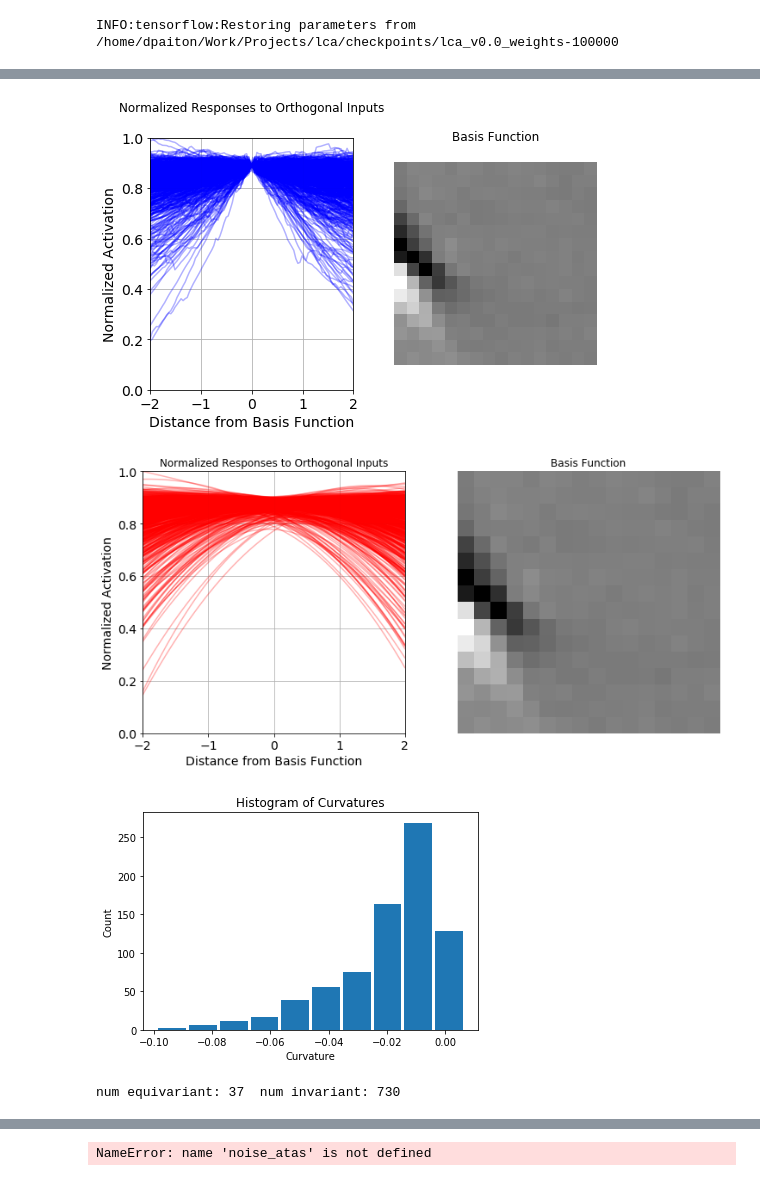
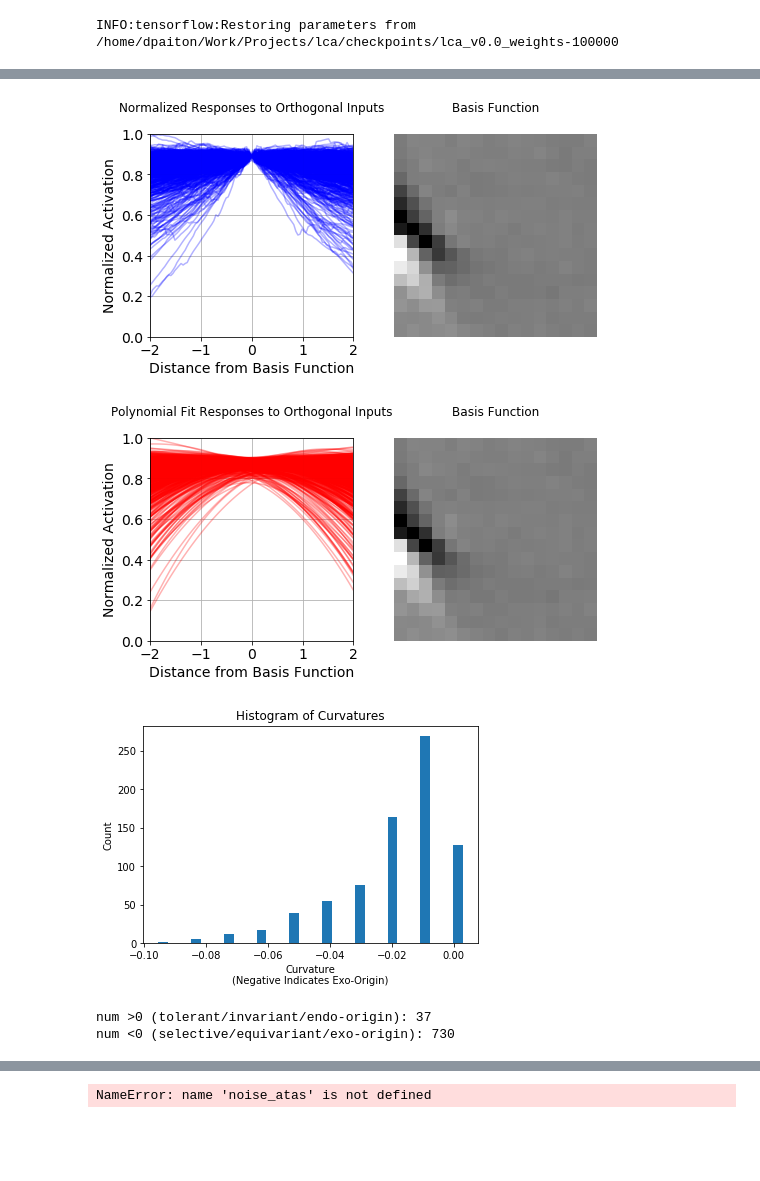
Before and after one commit to dpaiton/DeepSparseCoding, a Jupyter notebook: vis_lca.ipynb, the cells around one changed output, grey strips where cells are left out. Drawn from its saved outputs; the diff is of its cells as text; code cells hidden in the pictures; blank space fills up the shorter version.

Commit message:
plot adjustments

```diff
--- a/vis_lca.ipynb
+++ b/vis_lca.ipynb
@@ -401,32 +401,32 @@ plt.show()
 # %%
 fig, ax = plt.subplots(1,2, figsize=(8,8))
 for orthog_idx in range(num_orthogonal):
  ax[0].plot(pop_proj_datapoints[:,1], pop_norm_activity[orthog_idx, :], color='b', alpha=0.3)
 ax[0].set_title("Normalized Responses to Orthogonal Inputs", y=1.08)
 ax[0].set_ylabel("Normalized Activation", fontsize=14)
 ax[0].set_xlabel("Distance from Basis Function", fontsize=14)
 ax[0].grid(True)
 ax[0].set_ylim([0.0, 1.0])
 ax[0].set_xlim([np.min(x_vals), np.max(x_vals)])
-ax[0].set_aspect((np.max(x_vals)-np.min(x_vals))/(np.max(pop_norm_activity)-np.min(pop_norm_activity)))
+ax[0].set_aspect((np.max(x_vals)-np.min(x_vals)))#/(np.max(pop_norm_activity)-np.min(pop_norm_activity)))
 ax[0].tick_params(labelsize=14)
 ax[1] = pf.clear_axis(ax[1])
 ax[1].imshow(analyzer.bf_stats["basis_functions"][bf_id1], cmap="Greys_r")
 ax[1].set_title("Basis Function", y=1.08)
 fig.savefig(analyzer.analysis_out_dir+"/vis/bf_curvatures.png")
 plt.show()
 # %% [output]
-[figure, old version]
+[figure, new version]
 # %%
 coeffs = [np.polynomial.polynomial.polyfit(pop_proj_datapoints[:,1], pop_norm_activity[orthog_idx,:], deg=2)
   for orthog_idx in range(num_orthogonal)]
 fits = [np.polynomial.polynomial.polyval(pop_proj_datapoints[:,1], coeff) for coeff in coeffs]
 curvatures = [np.polyder(fit, m=2) for fit in fits]
 # %%
-fig, ax = plt.subplots(1,2, figsize=(12,12))
+fig, ax = plt.subplots(1,2, figsize=(8,8))
 for orthog_idx in range(num_orthogonal):
   ax[0].plot(pop_proj_datapoints[:,1], fits[orthog_idx], color='r', alpha=0.3)
-ax[0].set_title("Normalized Responses to Orthogonal Inputs")
+ax[0].set_title("Polynomial Fit Responses to Orthogonal Inputs", y=1.08)
 ax[0].set_ylabel("Normalized Activation", fontsize=14)
 ax[0].set_xlabel("Distance from Basis Function", fontsize=14)
 ax[0].grid(True)
@@ -436,26 +436,30 @@ ax[0].set_aspect((np.max(pop_proj_datapoints[:,1])-np.min(pop_proj_datapoints[:,
 ax[0].tick_params(labelsize=14)
 ax[1] = pf.clear_axis(ax[1])
 ax[1].imshow(analyzer.bf_stats["basis_functions"][bf_id1], cmap="Greys_r")
-ax[1].set_title("Basis Function")
+ax[1].set_title("Basis Function", y=1.08)
 fig.savefig(analyzer.analysis_out_dir+"/vis/fit_curvatures.png")
 plt.show()
 # %% [output]
-[figure, old version]
+[figure, new version]
 # %%
 fig, ax = plt.subplots(1)
-ax.hist(np.stack(coeffs, axis=0)[:,2], align="mid", rwidth=0.9)
+ax.hist(np.stack(coeffs, axis=0)[:,2], align="mid", rwidth=0.3)
 ax.set_title("Histogram of Curvatures")
-ax.set_xlabel("Curvature")
+ax.set_xlabel("Curvature\n(Negative Indicates Exo-Origin)")
 ax.set_ylabel("Count")
 fig.savefig(analyzer.analysis_out_dir+"/vis/histogram_of_curvatures.png")
 plt.show()
 # %% [output]
-[figure, old version]
+[figure, new version]
 # %%
 concavity = np.asarray([np.sign(coeffs[idx][2]) for idx in range(len(coeffs))])
-num_equivariant = np.sum(concavity>0)
-num_invariant = np.sum(concavity<0)
-print("num equivariant:", num_equivariant, " num invariant:", num_invariant)
+num_endo = np.sum(concavity>0)
+endo_indices = np.where(concavity>0)[0]
+num_exo = np.sum(concavity<0)
+exo_indices = np.where(concavity<0)[0]
+print("num >0 (tolerant/invariant/endo-origin):", num_endo,
+  "\nnum <0 (selective/equivariant/exo-origin):", num_exo)
 # %% [output]
-num equivariant: 37  num invariant: 730
+num >0 (tolerant/invariant/endo-origin): 37
+num <0 (selective/equivariant/exo-origin): 730
 # %%
```
Also changed, not shown: parts of 23 cells of this notebook, 1 other file.
